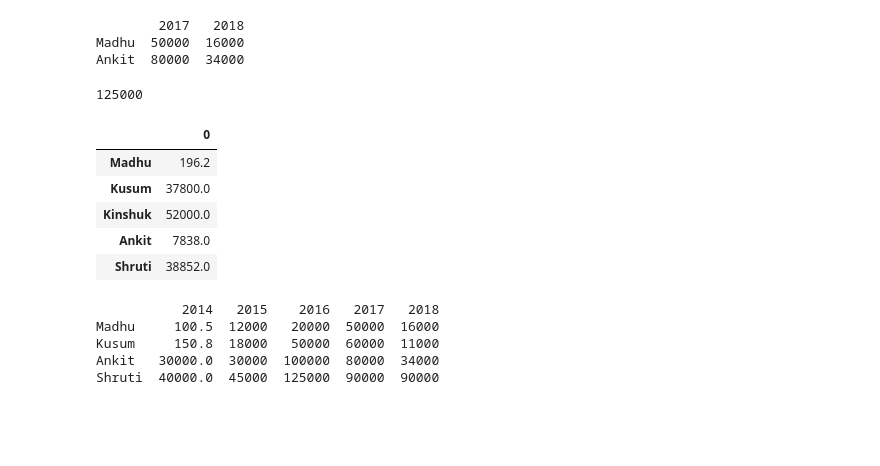
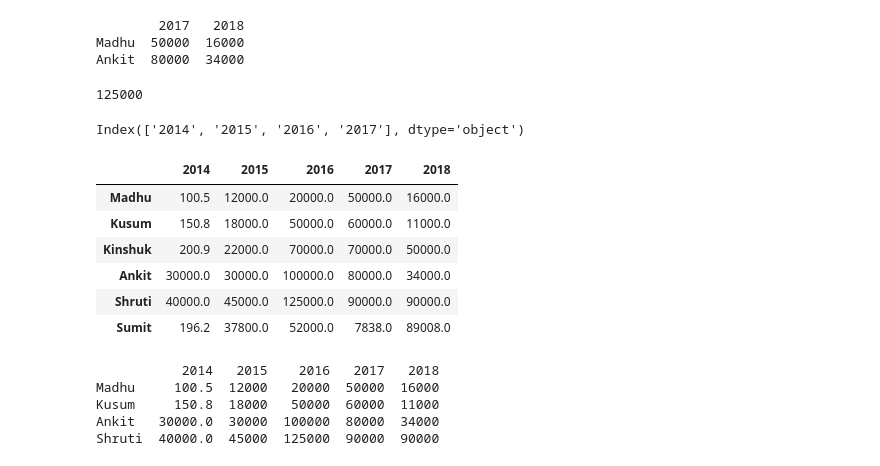
Before and after one commit to RahulArra/Machine-Learning, a Jupyter notebook: ML_week_1.ipynb, the cells around one changed output. Saved outputs shown, nothing was run; the diff lists cells and outputs as text; code cells hidden in the pictures; blank space fills up the shorter version.

```diff
--- a/ML_week_1.ipynb
+++ b/ML_week_1.ipynb
@@ -124,18 +124,22 @@ Ankit  80000  34000
 # %%
 # Select the value at the intersection of row 'Shruti' and column '2016'
 print(combined_df.loc["Shruti", "2016"])
+df.columns
 # %% [output]
 125000
+Index(['2014', '2015', '2016', '2017'], dtype='object')
-# %%
-df2 = pd.DataFrame([196.2,37800,52000,7838,38852],index = indexes)
-df2
-# %% [output]
-|  | 0 |
-| Madhu | 196.2 |
-| Kusum | 37800.0 |
-| Kinshuk | 52000.0 |
-| Ankit | 7838.0 |
-| Shruti | 38852.0 |
+# %%
+# df.columns
+combined_df.loc["Sumit"]=[196.2,37800,52000,7838,89008]
+combined_df
+# %% [output]
+|  | 2014 | 2015 | 2016 | 2017 | 2018 |
+| Madhu | 100.5 | 12000.0 | 20000.0 | 50000.0 | 16000.0 |
+| Kusum | 150.8 | 18000.0 | 50000.0 | 60000.0 | 11000.0 |
+| Kinshuk | 200.9 | 22000.0 | 70000.0 | 70000.0 | 50000.0 |
+| Ankit | 30000.0 | 30000.0 | 100000.0 | 80000.0 | 34000.0 |
+| Shruti | 40000.0 | 45000.0 | 125000.0 | 90000.0 | 90000.0 |
+| Sumit | 196.2 | 37800.0 | 52000.0 | 7838.0 | 89008.0 |
 # %%
 # Delete the data for sales man Kinshuk from the DataFrame
 combined_df.drop("Kinshuk", inplace=True)
```
Also changed, not shown: parts of 3 cells of this notebook.
